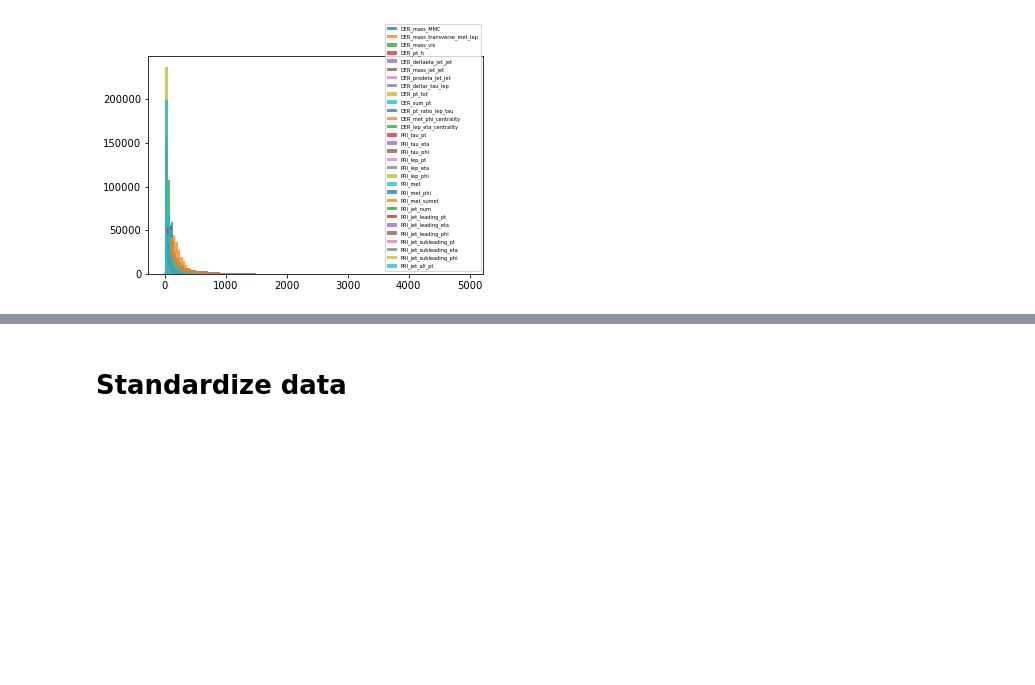
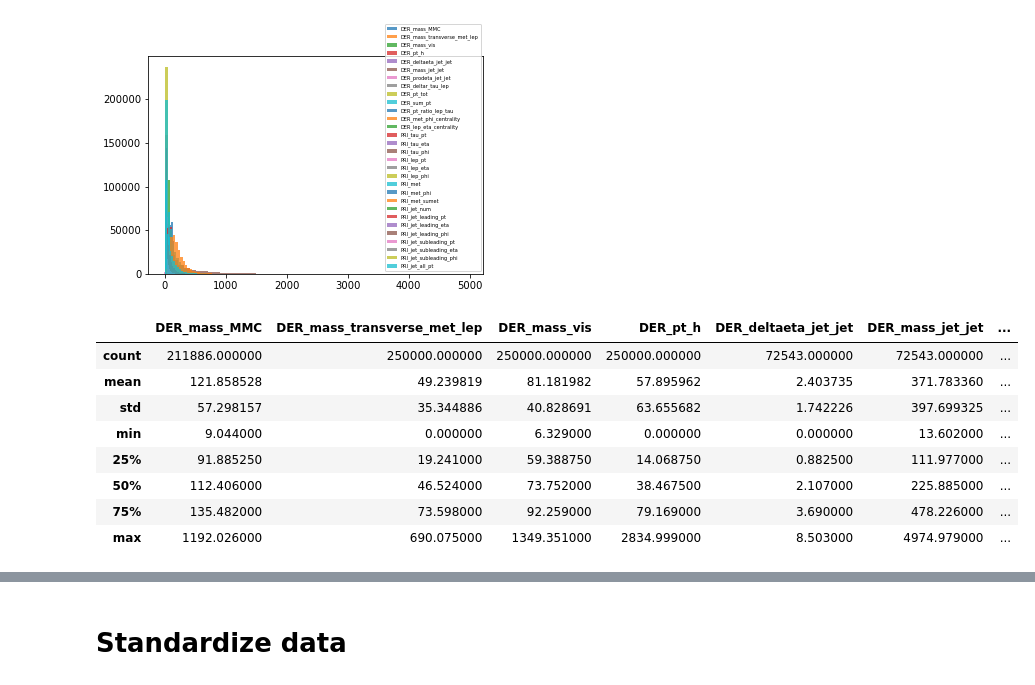
Before and after one commit to mkondracki/ML_project_1, a Jupyter notebook: projectML_.ipynb, the cells around one changed output, grey strips where cells are left out. Drawn from its saved outputs; the diff is of its cells as text; code cells hidden in the pictures; blank space fills up the shorter version.

```diff
--- a/projectML_.ipynb
+++ b/projectML_.ipynb
@@ -98,6 +115,20 @@ for i in range(len(names)):
     plt.legend(fontsize=5)
 # %% [output]
 [figure]
+# %%
+temp = pd.DataFrame(x_tr_nan, columns = ["DER_mass_MMC", "DER_mass_transverse_met_lep", "DER_mass_vis", "DER_pt_h", "DER_deltaeta_jet_jet", "DER_mass_jet_jet", "DER_prodeta_jet_jet", "DER_deltar_tau_lep", "DER_pt_tot", "DER_sum_pt", "DER_pt_ratio_lep_tau", "DER_met_phi_centrality", "DER_lep_eta_centrality", "PRI_tau_pt", "PRI_tau_eta", "PRI_tau_phi", "PRI_lep_pt", "PRI_lep_eta", "PRI_lep_phi", "PRI_met", "PRI_met_phi", "PRI_met_sumet", "PRI_jet_num", "PRI_jet_leading_pt", "PRI_jet_leading_eta", "PRI_jet_leading_phi", "PRI_jet_subleading_pt", "PRI_jet_subleading_eta", "PRI_jet_subleading_phi", "PRI_jet_all_pt"])
+# %%
+temp.describe()
+# %% [output]
+|  | DER_mass_MMC | DER_mass_transverse_met_lep | DER_mass_vis | DER_pt_h | DER_deltaeta_jet_jet | DER_mass_jet_jet | ... |
+| count | 211886.000000 | 250000.000000 | 250000.000000 | 250000.000000 | 72543.000000 | 72543.000000 | ... |
+| mean | 121.858528 | 49.239819 | 81.181982 | 57.895962 | 2.403735 | 371.783360 | ... |
+| std | 57.298157 | 35.344886 | 40.828691 | 63.655682 | 1.742226 | 397.699325 | ... |
+| min | 9.044000 | 0.000000 | 6.329000 | 0.000000 | 0.000000 | 13.602000 | ... |
+| 25% | 91.885250 | 19.241000 | 59.388750 | 14.068750 | 0.882500 | 111.977000 | ... |
+| 50% | 112.406000 | 46.524000 | 73.752000 | 38.467500 | 2.107000 | 225.885000 | ... |
+| 75% | 135.482000 | 73.598000 | 92.259000 | 79.169000 | 3.690000 | 478.226000 | ... |
+| max | 1192.026000 | 690.075000 | 1349.351000 | 2834.999000 | 8.503000 | 4974.979000 | ... |
 # %%
 for i in range(len(names)):
     plt.figure(figsize=(10,5))
```
Also changed, not shown: parts of 118 cells of this notebook.
